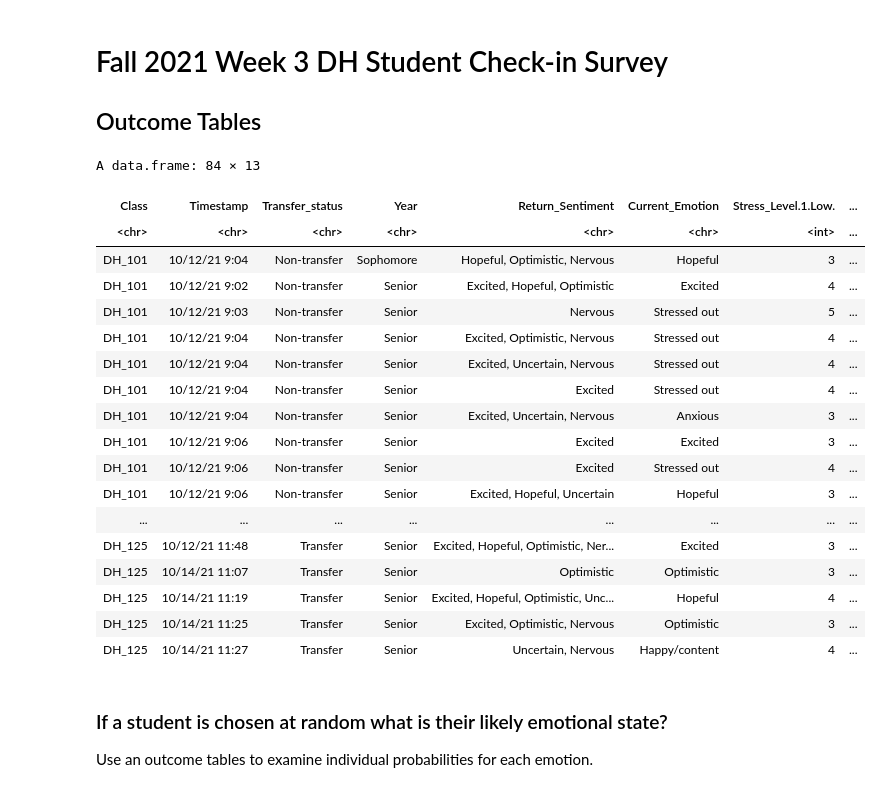
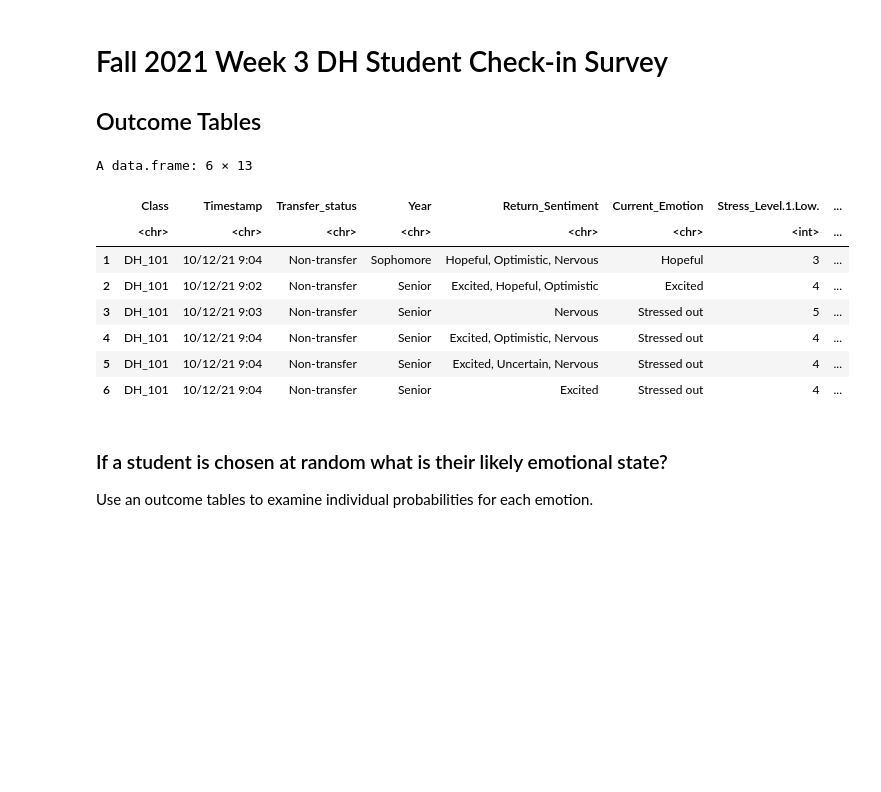
Before and after one commit to AshleySanders/DH125, a Jupyter notebook: F21_W3_StdCheckIn_Outcome_ContingencyTables.ipynb, the cells around one changed output. Drawn from its saved outputs; the diff is of its cells as text; code cells hidden in the pictures; blank space fills up the shorter version.

Commit message:
View only top 5 rows of data set

```diff
--- a/F21_W3_StdCheckIn_Outcome_ContingencyTables.ipynb
+++ b/F21_W3_StdCheckIn_Outcome_ContingencyTables.ipynb
@@ -9,28 +9,18 @@ F21.StudentCheck.In <- read.csv("~/Dropbox/00-UCLA/Courses/DH125-Stats/Data/F21-
 #To import data into R Studio, download it at: https://www.dropbox.com/s/cfsem4hg1zxsr0g/F21-StudentCheck-In.csv?dl=0
 #Then import the csv file through 1 of the 3 methods we discussed in class.
 # %%
-#View the data set
-View(F21.StudentCheck.In)
+#View the first five rows of the data set
+head(F21.StudentCheck.In)
 # %% [output]
-A data.frame: 84 × 13
+A data.frame: 6 × 13
-| Class | Timestamp | Transfer_status | Year | Return_Sentiment | Current_Emotion | Stress_Level.1.Low. | ... |
-| <chr> | <chr> | <chr> | <chr> | <chr> | <chr> | <int> | ... |
-| DH_101 | 10/12/21 9:04 | Non-transfer | Sophomore | Hopeful, Optimistic, Nervous | Hopeful | 3 | ... |
-| DH_101 | 10/12/21 9:02 | Non-transfer | Senior | Excited, Hopeful, Optimistic | Excited | 4 | ... |
-| DH_101 | 10/12/21 9:03 | Non-transfer | Senior | Nervous | Stressed out | 5 | ... |
-| DH_101 | 10/12/21 9:04 | Non-transfer | Senior | Excited, Optimistic, Nervous | Stressed out | 4 | ... |
-| DH_101 | 10/12/21 9:04 | Non-transfer | Senior | Excited, Uncertain, Nervous | Stressed out | 4 | ... |
-| DH_101 | 10/12/21 9:04 | Non-transfer | Senior | Excited | Stressed out | 4 | ... |
-| DH_101 | 10/12/21 9:04 | Non-transfer | Senior | Excited, Uncertain, Nervous | Anxious | 3 | ... |
-| DH_101 | 10/12/21 9:06 | Non-transfer | Senior | Excited | Excited | 3 | ... |
-| DH_101 | 10/12/21 9:06 | Non-transfer | Senior | Excited | Stressed out | 4 | ... |
-| DH_101 | 10/12/21 9:06 | Non-transfer | Senior | Excited, Hopeful, Uncertain | Hopeful | 3 | ... |
-| ... | ... | ... | ... | ... | ... | ... | ... |
-| DH_125 | 10/12/21 11:48 | Transfer | Senior | Excited, Hopeful, Optimistic, Ner... | Excited | 3 | ... |
-| DH_125 | 10/14/21 11:07 | Transfer | Senior | Optimistic | Optimistic | 3 | ... |
-| DH_125 | 10/14/21 11:19 | Transfer | Senior | Excited, Hopeful, Optimistic, Unc... | Hopeful | 4 | ... |
-| DH_125 | 10/14/21 11:25 | Transfer | Senior | Excited, Optimistic, Nervous | Optimistic | 3 | ... |
-| DH_125 | 10/14/21 11:27 | Transfer | Senior | Uncertain, Nervous | Happy/content | 4 | ... |
+|  | Class | Timestamp | Transfer_status | Year | Return_Sentiment | Current_Emotion | Stress_Level.1.Low. | ... |
+|  | <chr> | <chr> | <chr> | <chr> | <chr> | <chr> | <int> | ... |
+| 1 | DH_101 | 10/12/21 9:04 | Non-transfer | Sophomore | Hopeful, Optimistic, Nervous | Hopeful | 3 | ... |
+| 2 | DH_101 | 10/12/21 9:02 | Non-transfer | Senior | Excited, Hopeful, Optimistic | Excited | 4 | ... |
+| 3 | DH_101 | 10/12/21 9:03 | Non-transfer | Senior | Nervous | Stressed out | 5 | ... |
+| 4 | DH_101 | 10/12/21 9:04 | Non-transfer | Senior | Excited, Optimistic, Nervous | Stressed out | 4 | ... |
+| 5 | DH_101 | 10/12/21 9:04 | Non-transfer | Senior | Excited, Uncertain, Nervous | Stressed out | 4 | ... |
+| 6 | DH_101 | 10/12/21 9:04 | Non-transfer | Senior | Excited | Stressed out | 4 | ... |
 # %% [markdown]
 ### If a student is chosen at random what is their likely emotional state?
 Use an outcome tables to examine individual probabilities for each emotion.
```
